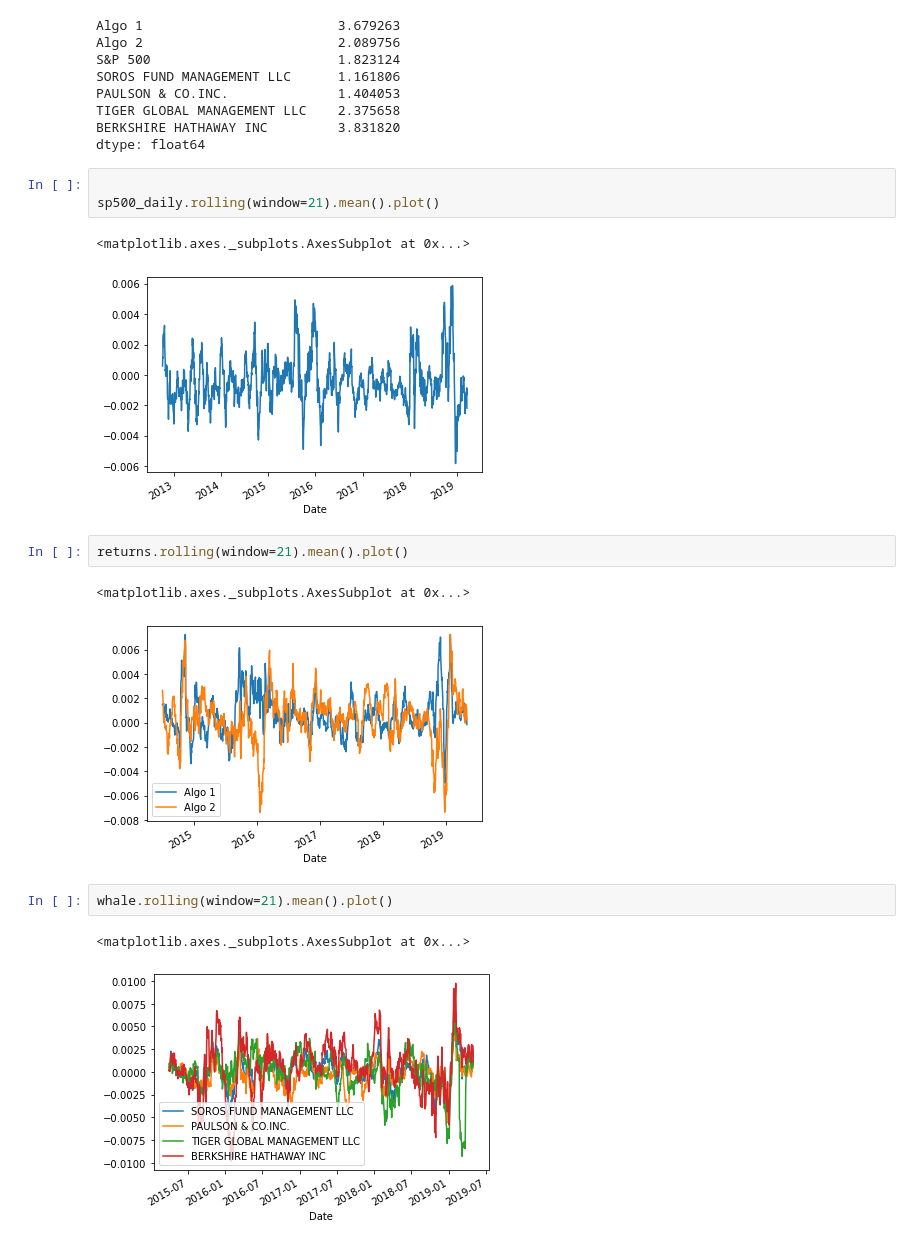
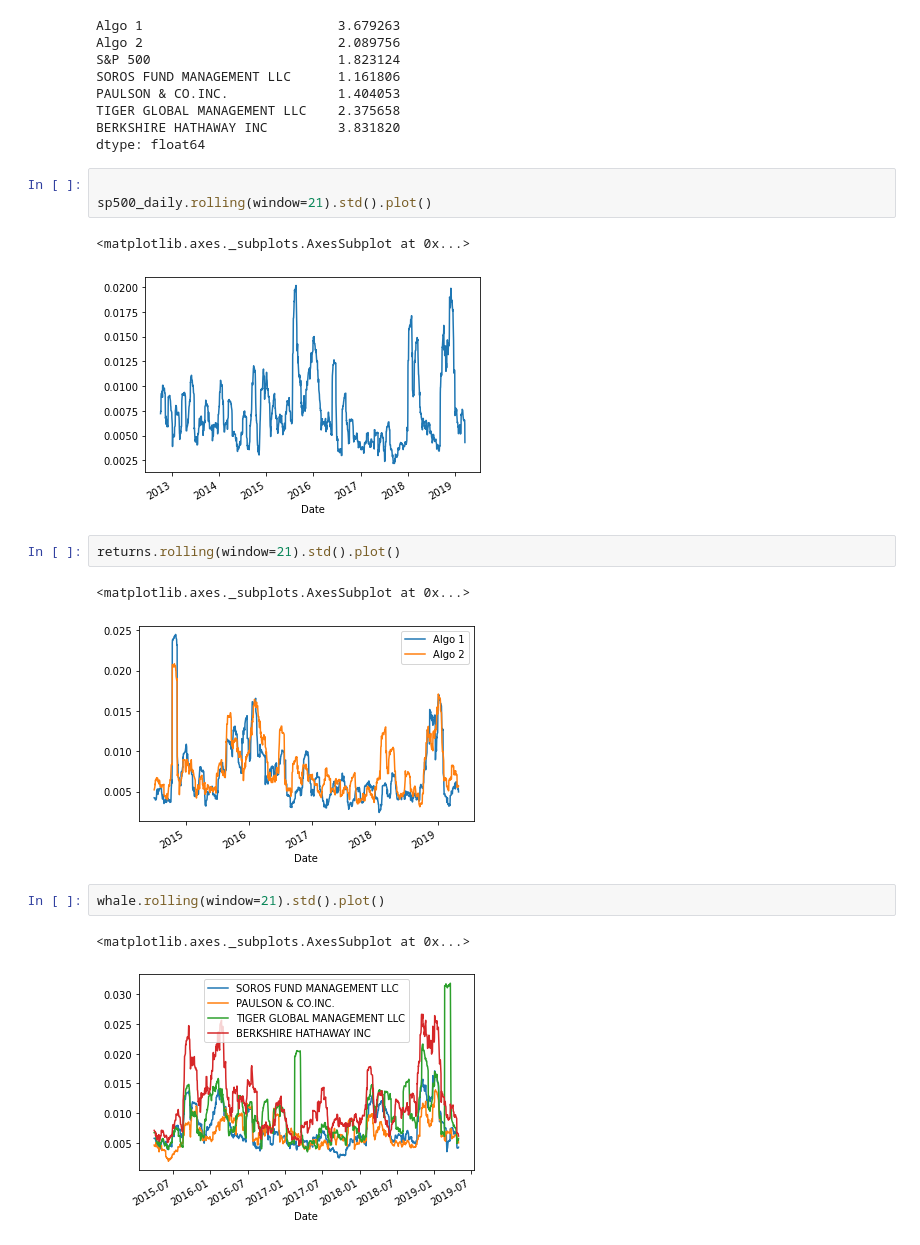
Before and after one commit to howardj2213/whale_off_hw, a Jupyter notebook: howard-unit-4-hw.ipynb, the cells around one changed output. Drawn from its saved outputs; the diff is of its cells as text.

Commit message:
corrected charts. last charts showed the portfolio means, not std

```diff
--- a/howard-unit-4-hw.ipynb
+++ b/howard-unit-4-hw.ipynb
@@ -168,17 +168,17 @@ BERKSHIRE HATHAWAY INC         3.831820
 dtype: float64
 # %%
 
-sp500_daily.rolling(window=21).mean().plot()
+sp500_daily.rolling(window=21).std().plot()
 # %% [output]
 <matplotlib.axes._subplots.AxesSubplot at 0x...>
-[figure, old version]
+[figure, new version]
 # %%
-returns.rolling(window=21).mean().plot()
+returns.rolling(window=21).std().plot()
 # %% [output]
 <matplotlib.axes._subplots.AxesSubplot at 0x...>
-[figure, old version]
+[figure, new version]
 # %%
-whale.rolling(window=21).mean().plot()
+whale.rolling(window=21).std().plot()
 # %% [output]
 <matplotlib.axes._subplots.AxesSubplot at 0x...>
-[figure, old version]
+[figure, new version]
```
